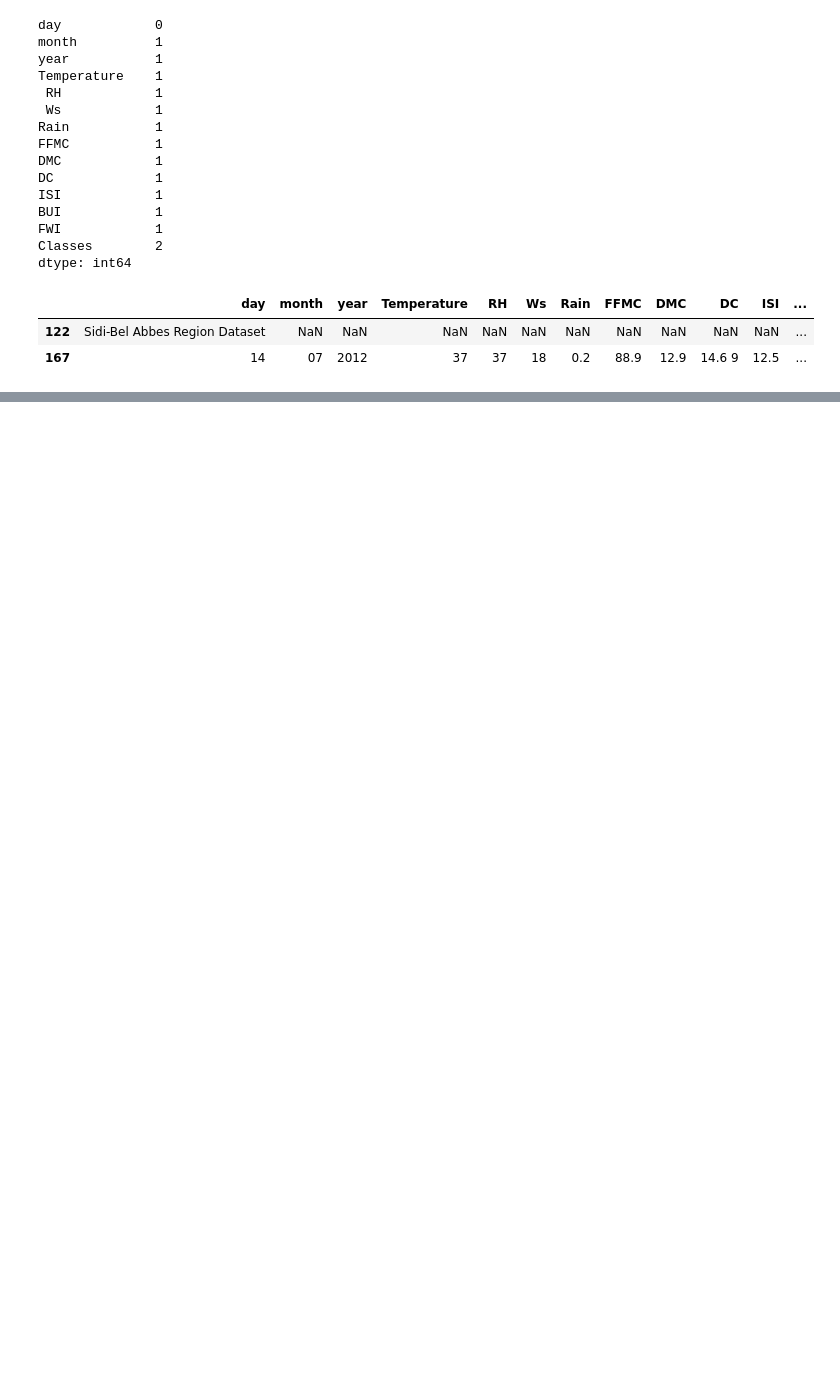
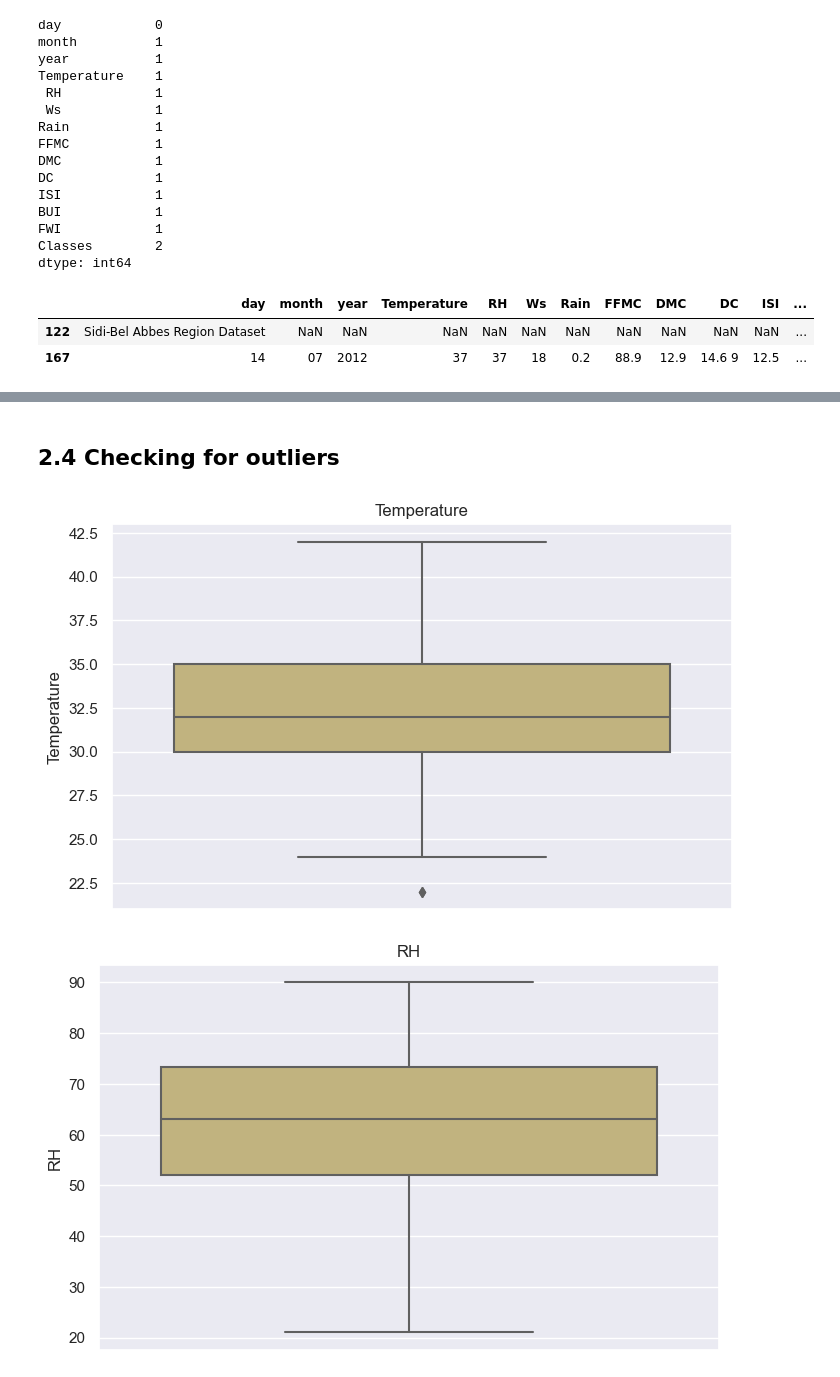
Before and after one commit to AbhisheDATA/Statistics_Practical, a Jupyter notebook: EDA-/EDA(Algerian forest fire).ipynb, the cells around one changed output, grey strips where cells are left out. Saved outputs shown, nothing was run; the diff lists cells and outputs as text; code cells hidden in the pictures; blank space fills up the shorter version.

```diff
--- a/EDA-/EDA(Algerian forest fire).ipynb
+++ b/EDA-/EDA(Algerian forest fire).ipynb
@@ -77,0 +376,11 @@ rows_with_null
+# %% [markdown]
+## 2.4 Checking for outliers
+# %%
+### excluding 'day', 'month','year', 'Region'.
+for feature in [feature for feature in numerical_features if feature not in ['day', 'month','year', 'Region']]:
+ sns.boxplot(data=dataset, y= feature, color='y')
+ plt.title(feature)
+ plt.show();
+# %% [output]
+[figure, added]
+[figure, added]
```
Also changed, not shown: parts of 58 cells of this notebook.
